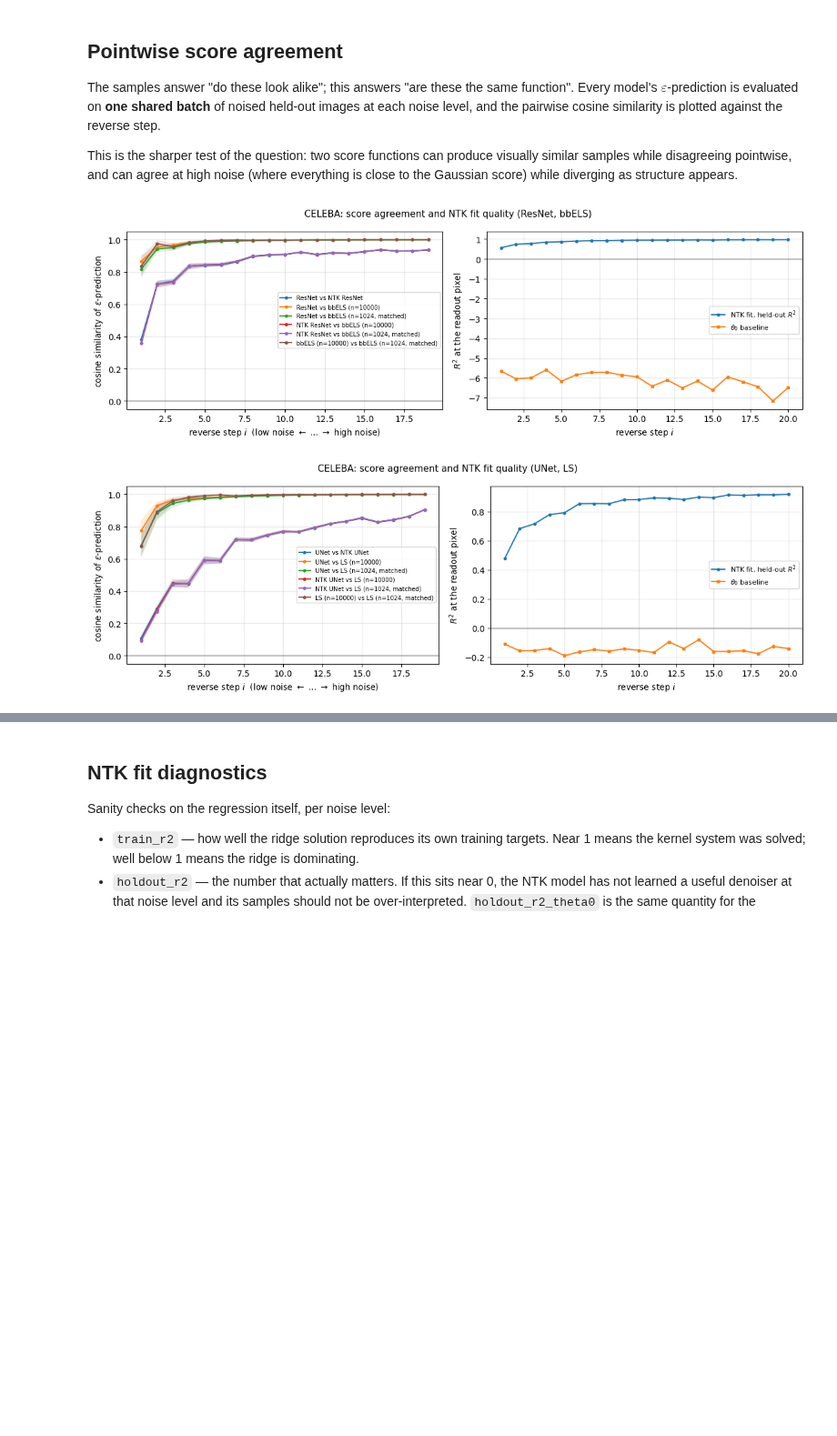
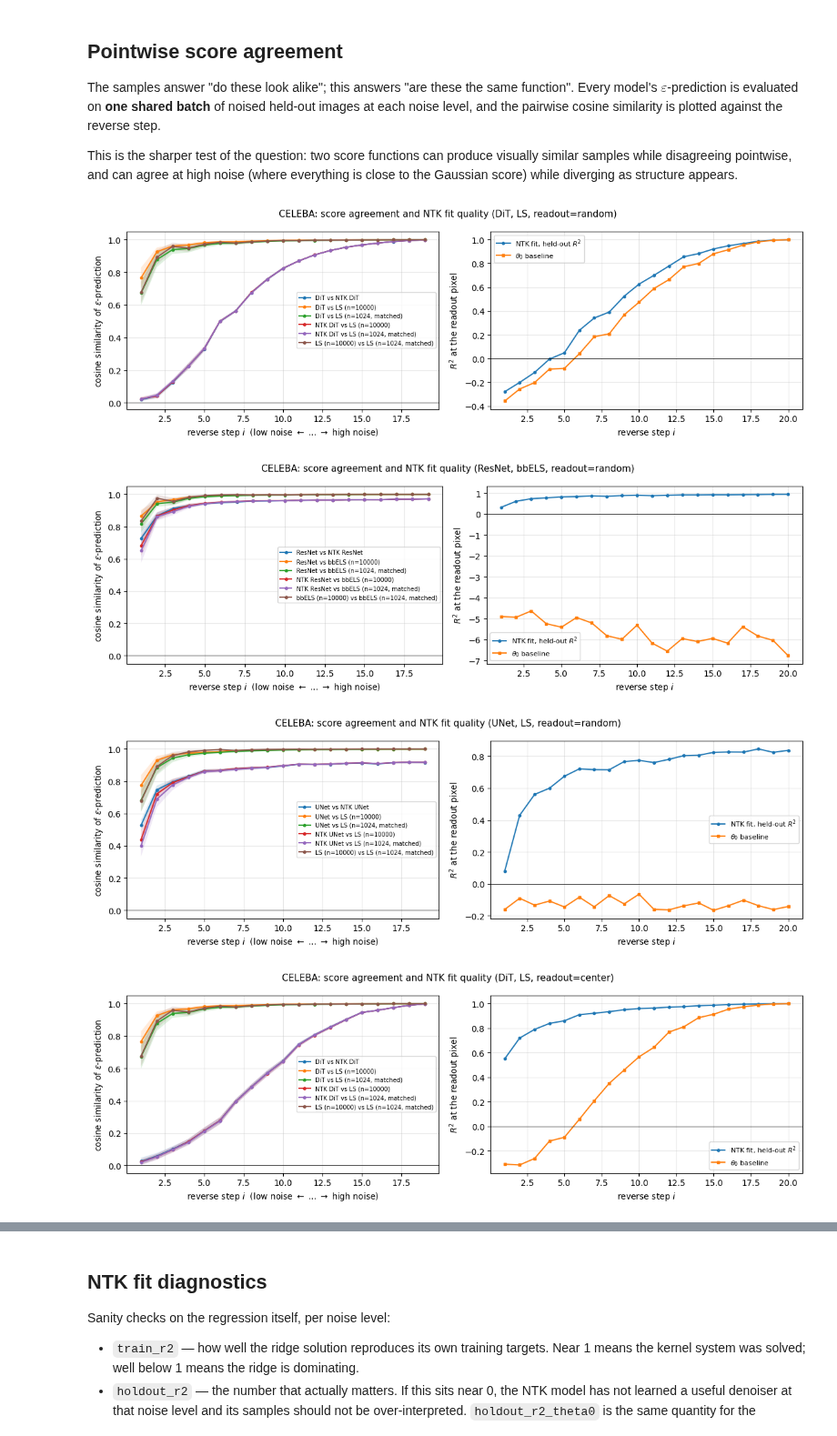
Before and after one commit to henhen724/convolutional_diffusion, a Jupyter notebook: notebooks/ntk_vs_els_samples.ipynb, the cells around one changed output, grey strips where cells are left out. Shown at 91% size. Cells and saved outputs as stored; diff of their text form; code cells hidden in the pictures; blank space fills up the shorter version.

```diff
--- a/notebooks/ntk_vs_els_samples.ipynb
+++ b/notebooks/ntk_vs_els_samples.ipynb
@@ -42,17 +42,32 @@ print(ROOT)
 # %%
 # Artifacts come from scripts/slurm_ntk_vs_els.sh; the notebook only loads and plots,
 # per the project convention of keeping expensive computation out of notebooks.
+#
+# Files are tagged by readout. The "_random" fits are the ones to read; the "_center"
+# fits are kept as the contrast that shows why the readout placement matters, and are
+# ordered last so they never lead.
+def readout_of(art, path):
+    tagged = path.stem.rsplit("_", 1)[-1]
+    return art.get("ntk_readout", tagged if tagged in ("center", "random") else "center")
+
 artifact_paths = sorted(RESULTS.glob("comparison_*.pt"))
 if not artifact_paths:
     raise FileNotFoundError(
         f"No comparison artifacts in {RESULTS}. Run:\n"
-        "    sbatch scripts/slurm_ntk_vs_els.sh                         # ResNet + bbELS\n"
+        "    sbatch scripts/slurm_ntk_vs_els.sh                          # ResNet + bbELS\n"
         "    ARCH=UNet SCORE_TYPE=LS sbatch scripts/slurm_ntk_vs_els.sh  # UNet + LS"
     )
 
-artifacts = {p.stem.replace("comparison_", ""): torch.load(p, map_location="cpu", weights_only=False)
-             for p in artifact_paths}
+loaded = []
+for path in artifact_paths:
+    art = torch.load(path, map_location="cpu", weights_only=False)
+    art["_readout"] = readout_of(art, path)
+    loaded.append((path.stem.replace("comparison_", ""), art))
+loaded.sort(key=lambda kv: (kv[1]["_readout"] != "random", kv[0]))
+artifacts = dict(loaded)
+
 for name, art in artifacts.items():
-    print(f"{name:34s} {art['network_label']:8s} vs {art['score_module_type']:6s}  "
-          f"n_samples={art['samples']['network'].shape[0]}  NTK n_train={art['ntk_n_train']}")
+    print(f"{name:42s} {art['network_label']:8s} vs {art['score_module_type']:6s}  "
+          f"readout={art['_readout']:6s}  n_samples={art['samples']['network'].shape[0]}  "
+          f"NTK n_train={art['ntk_n_train']}")
 # %% [output]
@@ -90,6 +109,7 @@ def plot_sample_grid(art, max_cols=8, figscale=1.5):
                 ax.set_title(f"seed {c}", fontsize=8)
     name = art["metadata"]["name"].upper()
     fig.suptitle(f"{name}: {art['network_label']} vs NTK vs {art['score_module_type']} "
-                 f"({art['nsteps']} steps, shared seed noise)", fontsize=11)
+                 f"({art['nsteps']} steps, shared seed noise, NTK readout={art['_readout']})",
+                 fontsize=11)
     fig.tight_layout()
     return fig
@@ -155,33 +194,36 @@ def plot_agreement(art):
         axes[0].fill_between(steps, m - s, m + s, alpha=0.15)
 
     axes[0].set_xlabel("reverse step $i$  (low noise $\\leftarrow$ ... $\\rightarrow$ high noise)")
     axes[0].set_ylabel("cosine similarity of $\\varepsilon$-prediction")
     axes[0].axhline(0.0, color="k", lw=0.6)
     axes[0].grid(True, alpha=0.3)
     axes[0].legend(fontsize=7)
 
     diag = art["ntk_diagnostics"]
     ds = sorted(diag)
     axes[1].plot(ds, [diag[i]["holdout_r2"] for i in ds], marker="o", ms=3,
                  label="NTK fit, held-out $R^2$")
     axes[1].plot(ds, [diag[i]["holdout_r2_theta0"] for i in ds], marker="s", ms=3,
                  label=r"$\theta_0$ baseline")
     axes[1].axhline(0.0, color="k", lw=0.6)
     axes[1].set_xlabel("reverse step $i$")
     axes[1].set_ylabel("$R^2$ at the readout pixel")
     axes[1].grid(True, alpha=0.3)
     axes[1].legend(fontsize=8)
 
     name = art["metadata"]["name"].upper()
     fig.suptitle(f"{name}: score agreement and NTK fit quality "
-                 f"({art['network_label']}, {art['score_module_type']})", fontsize=11)
+                 f"({art['network_label']}, {art['score_module_type']}, "
+                 f"readout={art['_readout']})", fontsize=11)
     fig.tight_layout()
     return fig
 
 
 for name, art in artifacts.items():
     plot_agreement(art)
     plt.show()
 # %% [output]
-[figure, old version]
+[figure, new version]
-[figure, old version]
+[figure, new version]
+[figure, added]
+[figure, added]
```
Also changed, not shown: parts of 6 cells of this notebook, 1 other file.
